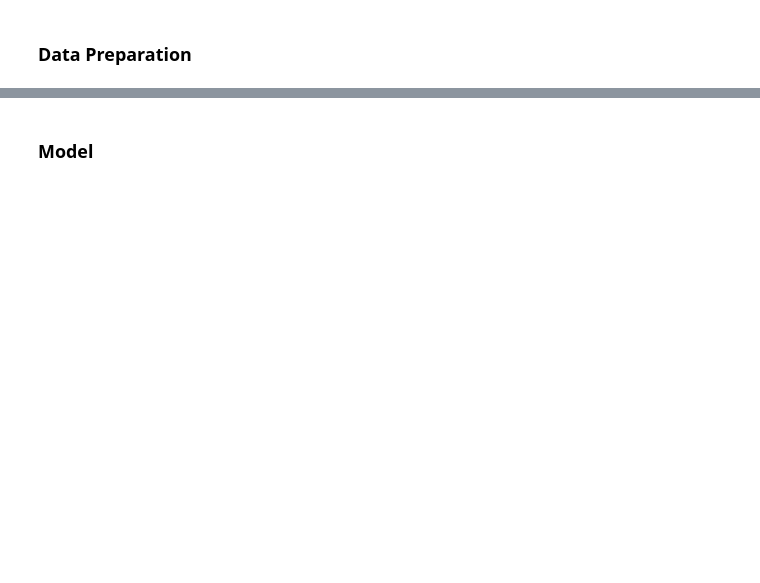
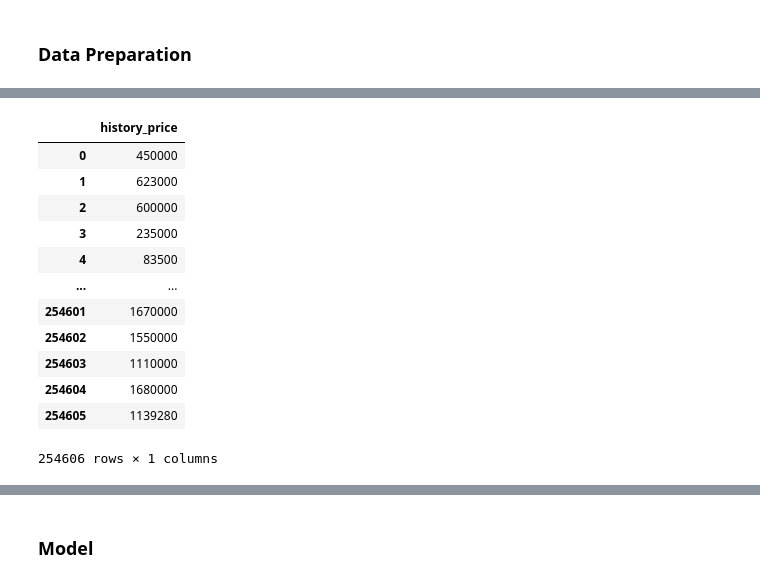
Before and after one commit to ju4nv1e1r4/real-estate-dl, a Jupyter notebook: src/pynb/main.ipynb, the cells around one changed output, grey strips where cells are left out. Saved outputs shown, nothing was run; the diff lists cells and outputs as text; code cells hidden in the pictures; blank space fills up the shorter version.

```diff
--- a/src/pynb/main.ipynb
+++ b/src/pynb/main.ipynb
@@ -26,3 +55,19 @@ X, y = pd.read_csv(train), pd.read_csv(test)
+# %%
+y
+# %% [output]
+|  | history_price |
+| 0 | 450000 |
+| 1 | 623000 |
+| 2 | 600000 |
+| 3 | 235000 |
+| 4 | 83500 |
+| ... | ... |
+| 254601 | 1670000 |
+| 254602 | 1550000 |
+| 254603 | 1110000 |
+| 254604 | 1680000 |
+| 254605 | 1139280 |
+254606 rows × 1 columns
 # %%
 print('X (shape): ', X.shape)
 print('y (shape): ', y.shape)
```
Also changed, not shown: parts of 33 cells of this notebook, 3 other files.
